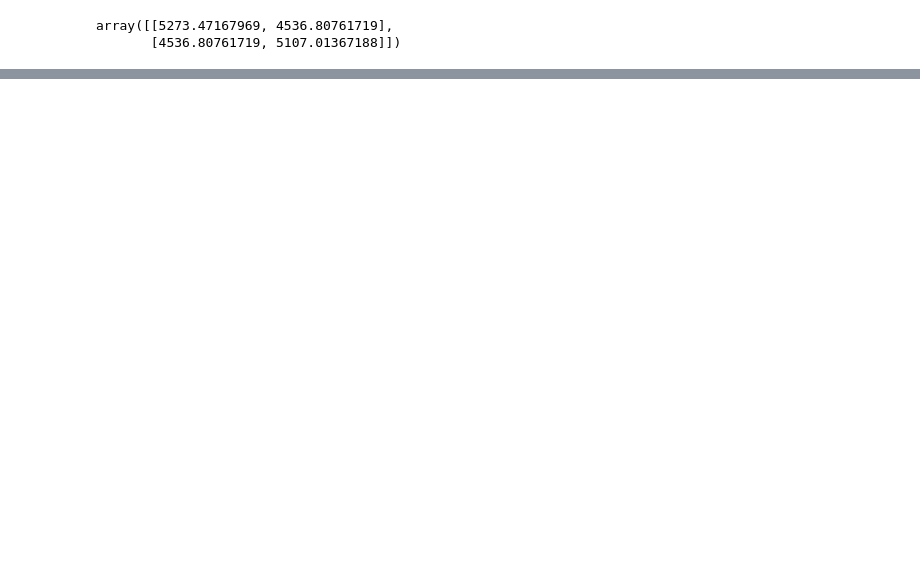
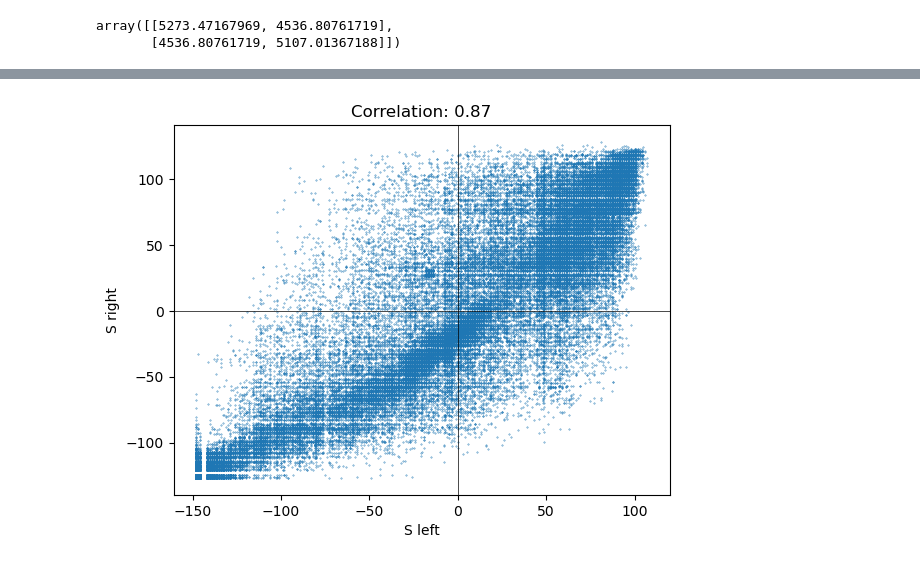
Before and after one commit to kerseviciute/how-does-vision-work, a Jupyter notebook: homework-2.ipynb, the cells around one changed output, grey strips where cells are left out. Cells and saved outputs as stored; diff of their text form; code cells hidden in the pictures; blank space fills up the shorter version.

```diff
--- a/homework-2.ipynb
+++ b/homework-2.ipynb
@@ -305,0 +310,12 @@ array([[5273.47167969, 4536.80761719],
+# %%
+corr = np.corrcoef(shifted_left.flatten(), shifted_right.flatten())[1][0]
+
+plt.scatter(shifted_left.flatten(), shifted_right.flatten(), s = 0.1)
+plt.axhline(y = 0, color = "black", linewidth = 0.5)
+plt.axvline(x = 0, color = "black", linewidth = 0.5)
+plt.xlabel("S left")
+plt.ylabel("S right")
+plt.title(f"Correlation: {round(corr, 2)}")
+plt.show()
+# %% [output]
+[figure, added]
```
Also changed, not shown: parts of 20 cells of this notebook.
